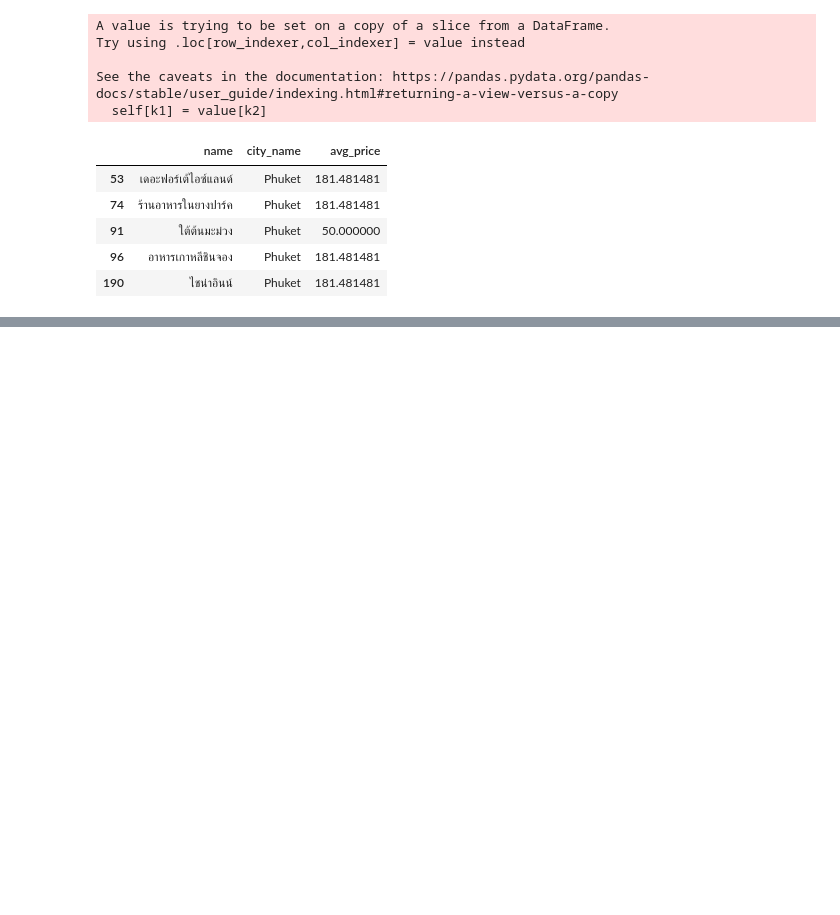
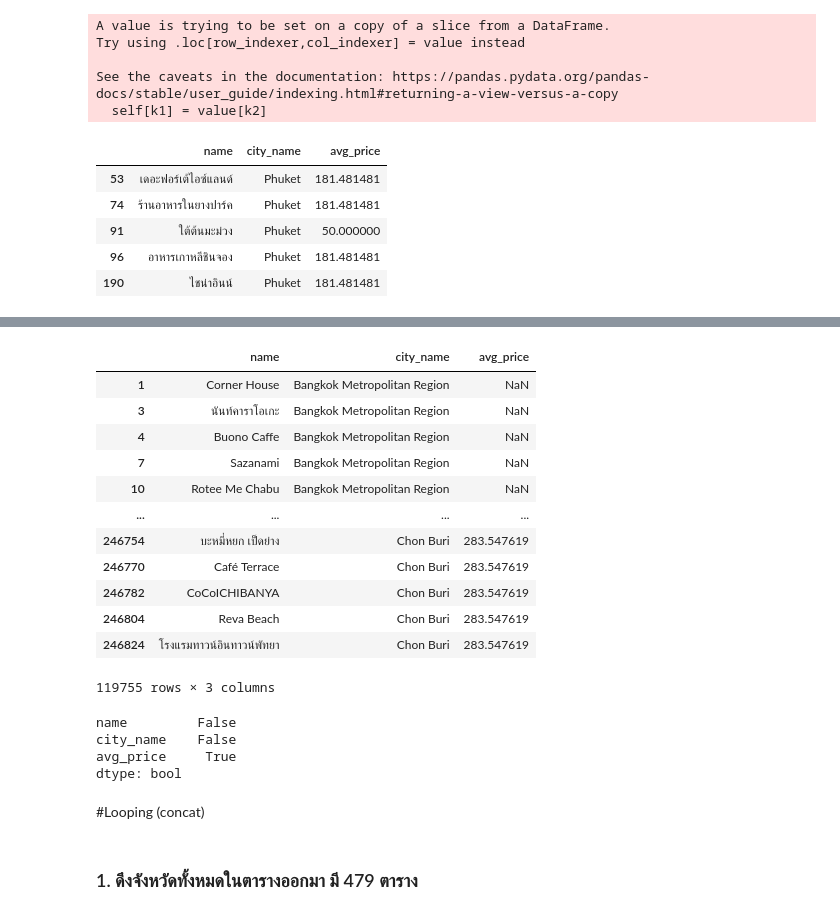
Before and after one commit to Vangolds/DPDM, a Jupyter notebook: Pandas_and_Data_Preprocessing_101.ipynb, the cells around one changed output, grey strips where cells are left out. Saved outputs shown, nothing was run; the diff lists cells and outputs as text; code cells hidden in the pictures; blank space fills up the shorter version.

```diff
--- a/Pandas_and_Data_Preprocessing_101.ipynb
+++ b/Pandas_and_Data_Preprocessing_101.ipynb
@@ -443,0 +445,4 @@ See the caveats in the documentation: https://pandas.pydata.org/pandas-docs/stab
+# %%
+ch_table = new_table[new_table['city_name']=='Chon Buri']
+ch_table[['avg_price']] = ch_table[['avg_price']].fillna(new_table[new_table['city_name']=='Chon Buri'].dropna()['avg_price'].mean())
+ch_table.head()
@@ -443,0 +461,27 @@ See the caveats in the documentation: https://pandas.pydata.org/pandas-docs/stab
+# %%
+pandas.concat([bkk_table,phuket_table,ch_table])  #list ของตารางที่จะเอามาใส่ รวมตาราง 3 ตาราง
+# %% [output]
+|  | name | city_name | avg_price |
+| 1 | Corner House | Bangkok Metropolitan Region | NaN |
+| 3 | นันท์คาราโอเกะ | Bangkok Metropolitan Region | NaN |
+| 4 | Buono Caffe | Bangkok Metropolitan Region | NaN |
+| 7 | Sazanami | Bangkok Metropolitan Region | NaN |
+| 10 | Rotee Me Chabu | Bangkok Metropolitan Region | NaN |
+| ... | ... | ... | ... |
+| 246754 | บะหมี่หยก เป็ดย่าง | Chon Buri | 283.547619 |
+| 246770 | Café Terrace | Chon Buri | 283.547619 |
+| 246782 | CoCoICHIBANYA | Chon Buri | 283.547619 |
+| 246804 | Reva Beach | Chon Buri | 283.547619 |
+| 246824 | โรงแรมทาวน์อินทาวน์พัทยา | Chon Buri | 283.547619 |
+119755 rows × 3 columns
+# %%
+pd.concat([bkk_table,phuket_table,ch_table]).isnull().any()
+# %% [output]
+name         False
+city_name    False
+avg_price     True
+dtype: bool
+# %% [markdown]
+#Looping (concat)
+# %% [markdown]
+### 1. ดึงจังหวัดทั้งหมดในตารางออกมา มี 479 ตาราง
```
Also changed, not shown: parts of 22 cells of this notebook.
